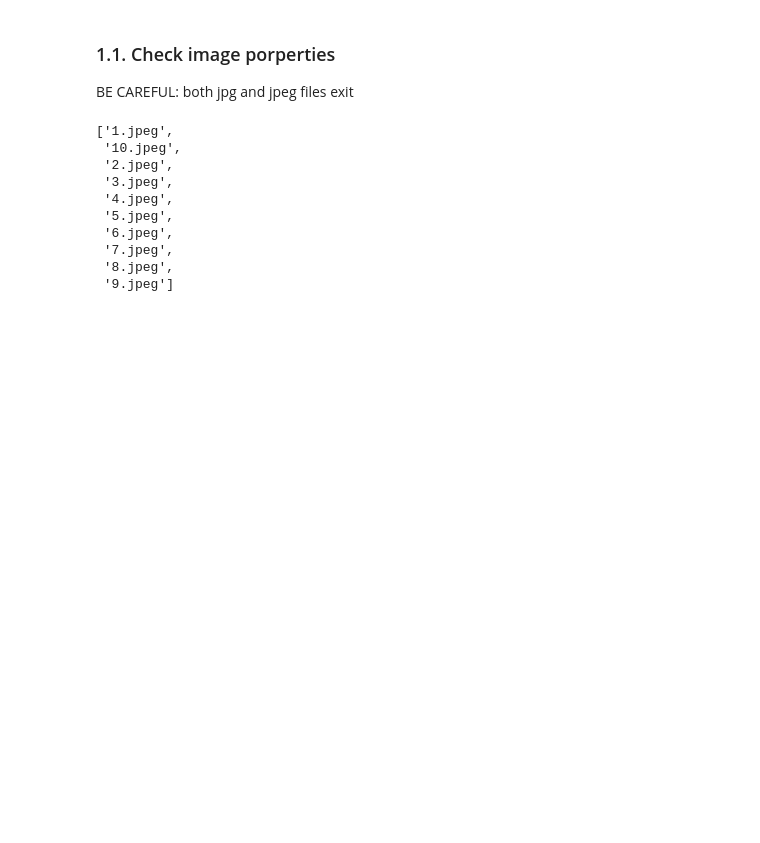
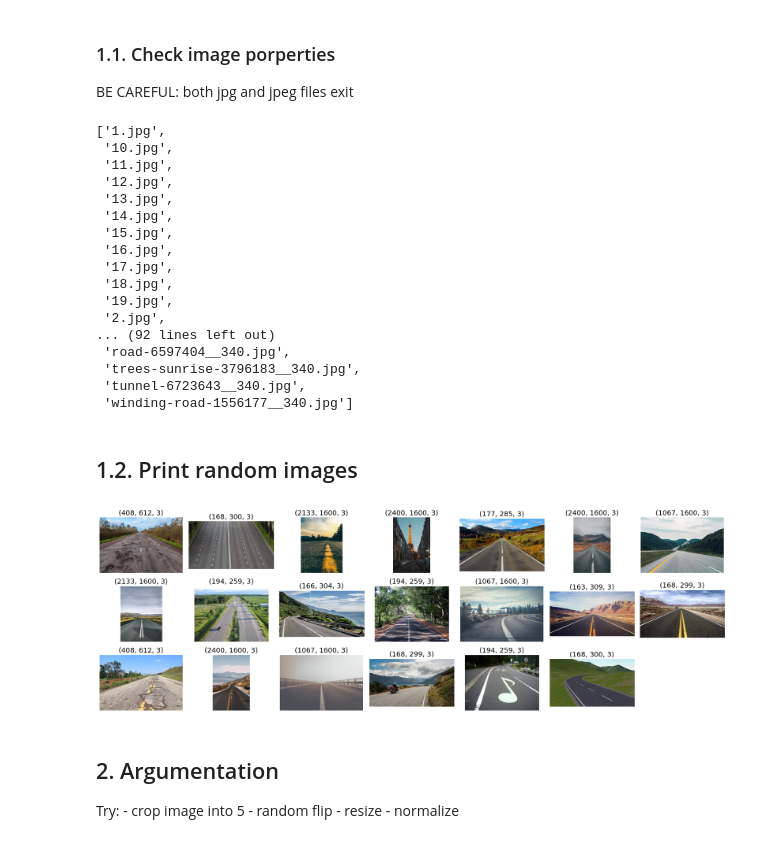
Before and after one commit to HoangAn0112/classifer-field-road, a Jupyter notebook: Exploratory.ipynb, the cells around one changed output. Drawn from its saved outputs; the diff is of its cells as text; code cells hidden in the pictures; blank space fills up the shorter version.

Commit message:
new data exploration

```diff
--- a/Exploratory.ipynb
+++ b/Exploratory.ipynb
@@ -24,16 +31,47 @@ test_images folder : 10 images
 BE CAREFUL: both jpg and jpeg files exit
 # %%
 # Print out the contents of one folder inside of the data folder
-os.listdir(os.path.join(path_data,"test_images"))
+dir = os.path.join(path_data,"roads")
+image_list = os.listdir(dir)
+image_list
 # BE CAREFUL: both jpg and jpeg files, test only jpeg
 # %% [output]
-['1.jpeg',
- '10.jpeg',
- '2.jpeg',
- '3.jpeg',
- '4.jpeg',
- '5.jpeg',
- '6.jpeg',
- '7.jpeg',
- '8.jpeg',
- '9.jpeg']
+['1.jpg',
+ '10.jpg',
+ '11.jpg',
+ '12.jpg',
+ '13.jpg',
+ '14.jpg',
+ '15.jpg',
+ '16.jpg',
+ '17.jpg',
+ '18.jpg',
+ '19.jpg',
+ '2.jpg',
+... (92 lines left out)
+ 'road-6597404__340.jpg',
+ 'trees-sunrise-3796183__340.jpg',
+ 'tunnel-6723643__340.jpg',
+ 'winding-road-1556177__340.jpg']
+# %% [markdown]
+## 1.2. Print random images
+# %%
+plt.figure(figsize=(18, 6))
+rad = random.sample(image_list,20)
+
+for sample_number in range(20):
+    image_path = os.path.join(dir, rad[sample_number])
+    image = mpimg.imread(image_path)
+    ax = plt.subplot(3, 7, sample_number + 1)
+    plt.imshow(image)
+    plt.title(image.shape, fontsize=14)
+    plt.axis("off")
+    plt.tight_layout()
+# %% [output]
+[figure, added]
+# %% [markdown]
+## 2. Argumentation
+Try: - crop image into 5
+     - random flip
+     - resize
+     - normalize
```
Also changed, not shown: parts of 4 cells of this notebook, 1 other file.
